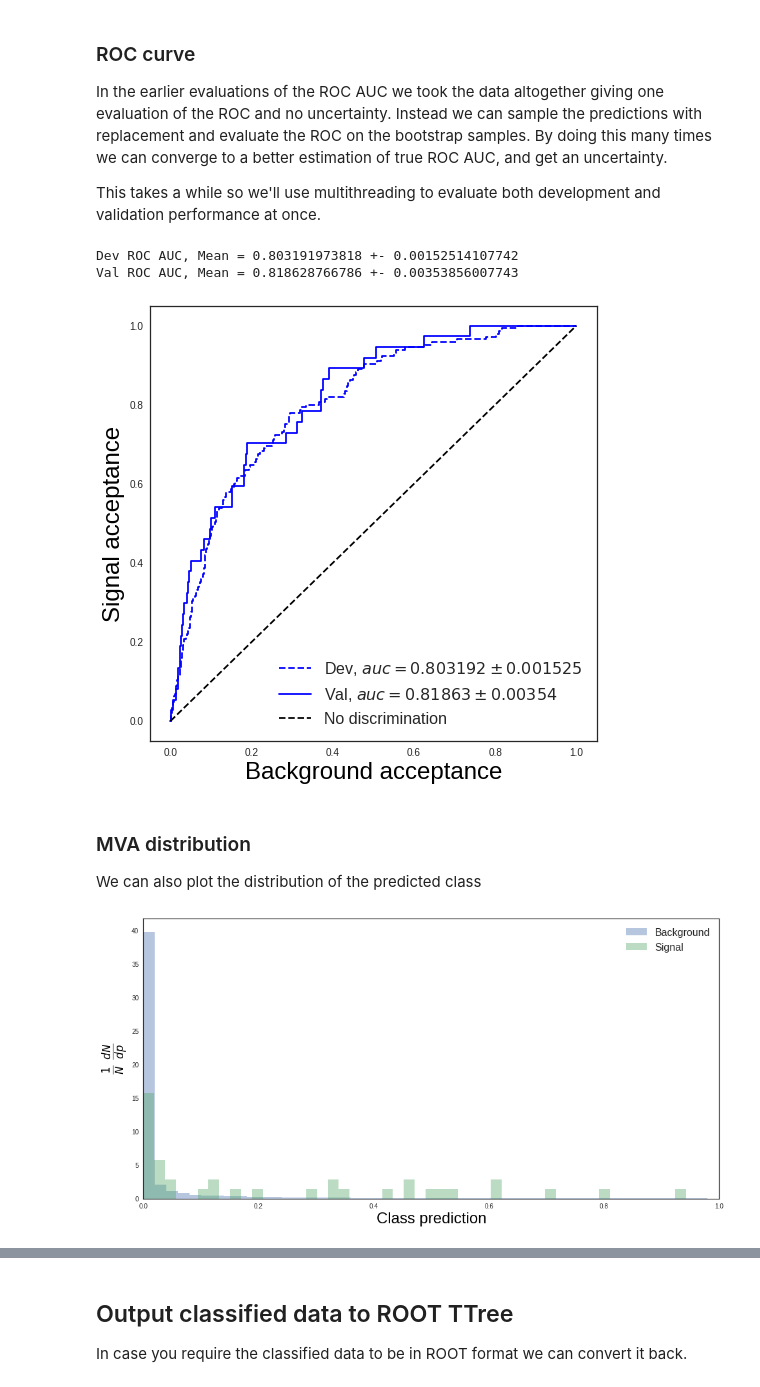
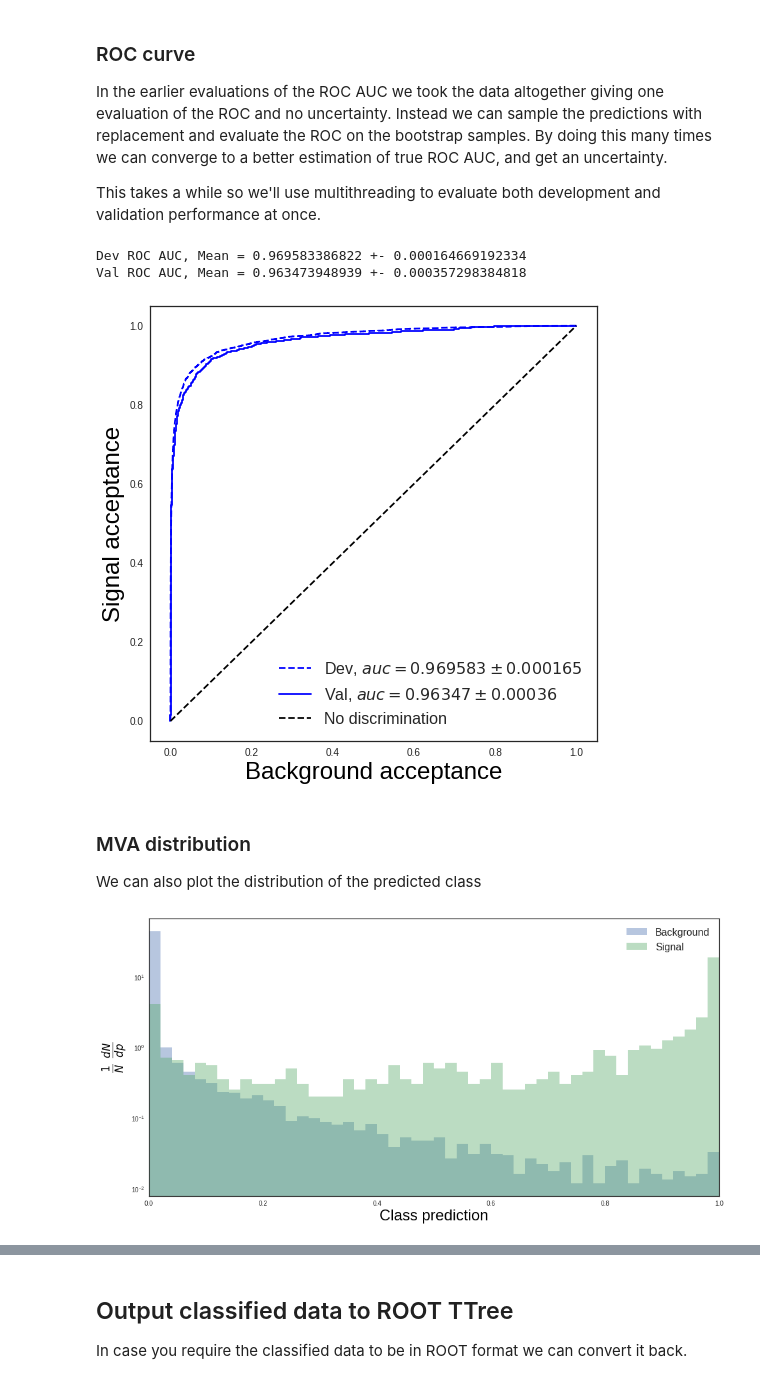
Before and after one commit to SrGonao/estagio, a Jupyter notebook: ML/classifiers/nn/0_NN_Ensemble_Classifier-Copy1.ipynb, the cells around one changed output, grey strips where cells are left out. Drawn from its saved outputs; the diff is of its cells as text; code cells hidden in the pictures.

```diff
--- a/ML/classifiers/nn/0_NN_Ensemble_Classifier-Copy1.ipynb
+++ b/ML/classifiers/nn/0_NN_Ensemble_Classifier-Copy1.ipynb
@@ -108,24 +89,28 @@ allBackGroundAcceptance = allBackgroundSkimSize/allBackgroundFullSize
 # %%
 useROOT = False
 # %%
-loc = "../../data_n/"
+loc = "../../../data_n/"
 SignalData = []
 BackgroundData = []
-masses = [260]
+masses = [260,270,280,300,320,400,500,550,600,700]
 backgrounds = ['TT' , 'WJetsToLNu']
 
 
 #Load data from CSV files
+
 for mass in masses:
     signaldata = pandas.read_csv(loc + "GluGluToRadionToHHTo2B2Tau_M-" + str(mass) +"_narrow_13TeV-madgraph.csv")
-    signaldata['mass'] = mass
+    signaldata['gen_label'] = str(mass)
     SignalData.append(signaldata)
 
 
+names = { 'TT':loc + "TT_TuneCUETP8M1_13TeV-powheg-pythia8_2.csv",
+          'WJetsToLNu':loc + "WJetsToLNu_TuneCUETP8M1_13TeV-amcatnloFXFX-pythia8.csv"}
 for back in backgrounds:
-    backgroundData = pandas.read_csv(loc + back + "_TuneCUETP8M1_13TeV.csv")
-    backgroundData['mass'] = back
+    backgroundData = pandas.read_csv(names[back])
+    backgroundData['gen_label'] = back
     BackgroundData.append(backgroundData)
+
 """else: #Load data from CSV files
     signalData = pandas.read_csv(loc + "signal.csv")
     backgroundData = pandas.read_csv(loc + "background.csv")
@@ -469,8 +476,8 @@ for sample in ['Dev', 'Val']:
     meanScores[sample] = (np.mean(aucs[sample]), np.std(aucs[sample])/np.sqrt(len(aucs[sample])))
     print(sample + ' ROC AUC, Mean = {} +- {}'.format(meanScores[sample][0], meanScores[sample][1]))
 # %% [output]
-Dev ROC AUC, Mean = 0.803191973818 +- 0.00152514107742
-Val ROC AUC, Mean = 0.818628766786 +- 0.00353856007743
+Dev ROC AUC, Mean = 0.969583386822 +- 0.000164669192334
+Val ROC AUC, Mean = 0.963473948939 +- 0.000357298384818
 # %%
 plt.figure(figsize=[8, 8])
 plt.plot(*roc_curve(devData['gen_target'].values, devData['pred_class'].values)[:2],
@@ -485,20 +492,20 @@ plt.ylabel('Signal acceptance', fontsize=24, color='black')
 plt.legend(loc='best', fontsize=16)
 plt.show()
 # %% [output]
-[figure, old version]
+[figure, new version]
 # %% [markdown]
 ### MVA distribution
 We can also plot the distribution of the predicted class
 # %%
 params = {'hist' : True, 'kde' : False, 'norm_hist' : True, 'bins' : 50}
 plt.figure(figsize=(16, 8))
 sns.distplot(valData[bkgVal]['pred_class'], label='Background', **params)
 sns.distplot(valData[sigVal]['pred_class'], label='Signal', **params)
 plt.legend(loc='best', fontsize=16)
 plt.xlabel("Class prediction", fontsize=24, color='black')
 plt.ylabel(r"$\frac{1}{N}\ \frac{dN}{dp}$", fontsize=24, color='black')
 plt.xlim([0,1])
-#plt.yscale('log', nonposy='clip')
+plt.yscale('log', nonposy='clip')
 plt.show()
 # %% [output]
-[figure, old version]
+[figure, new version]
```
Also changed, not shown: parts of 22 cells of this notebook, 54 other files.
